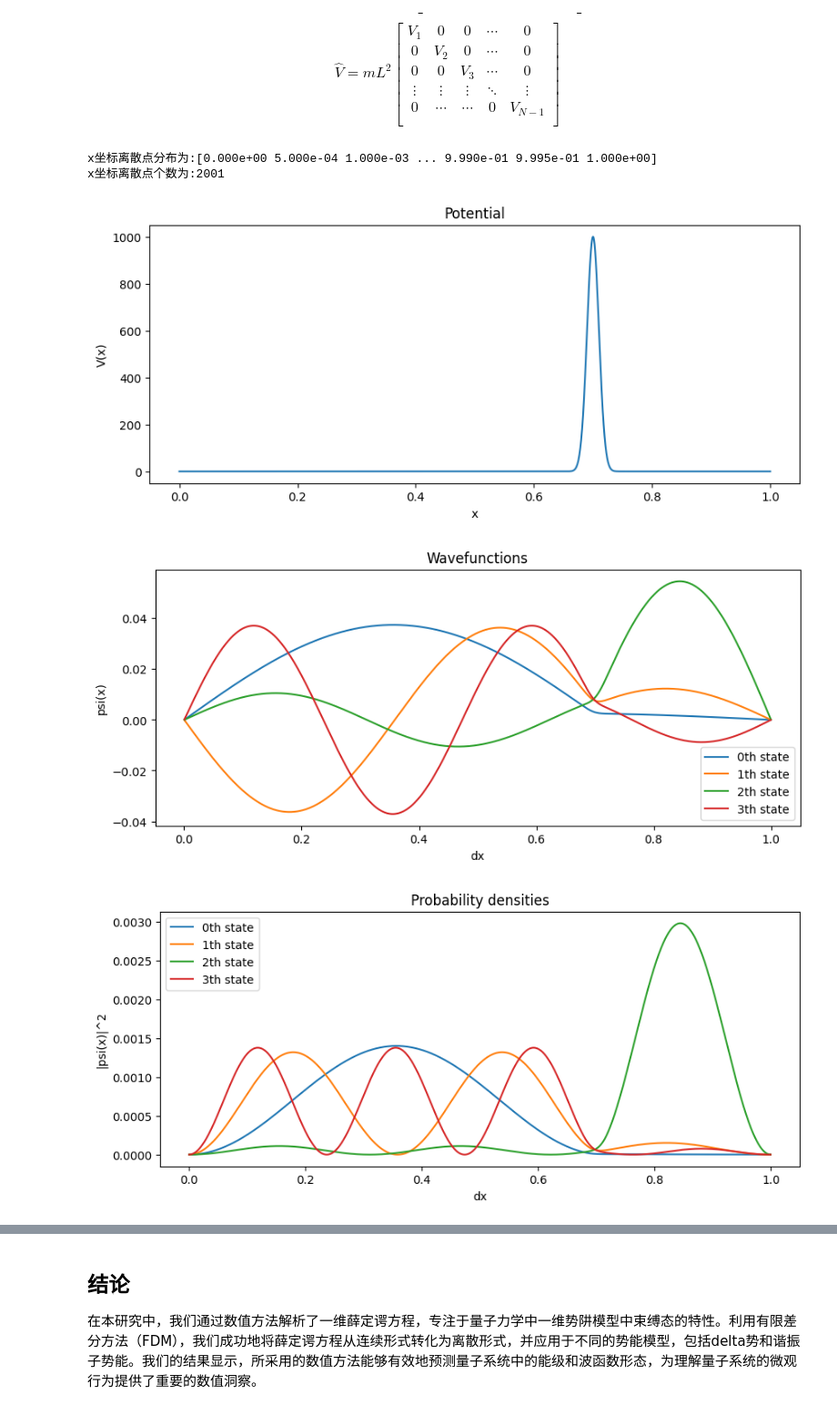
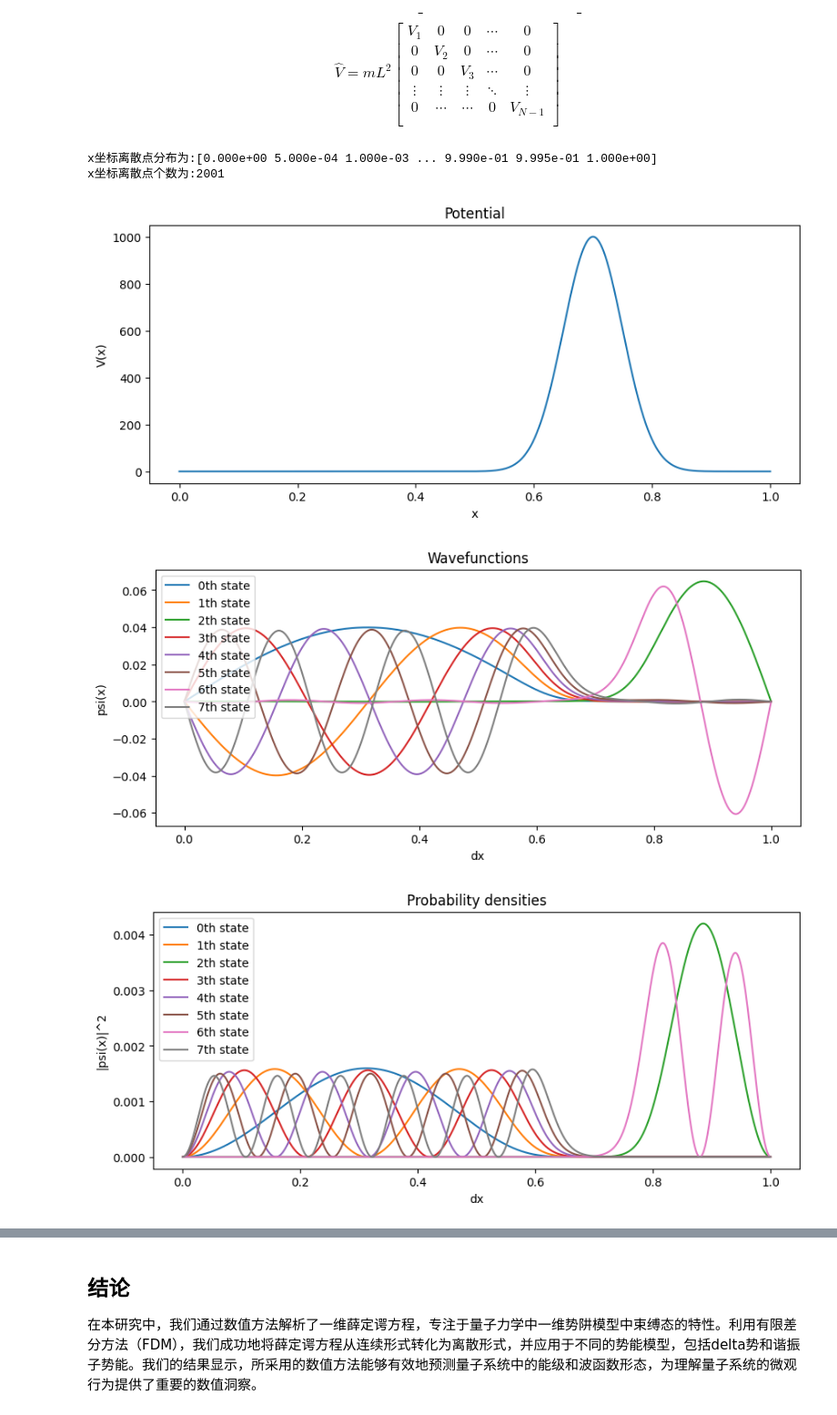
Before and after one commit to horizon14/Quantum, a Jupyter notebook: SchrodingerEquation1Dversion1.1.ipynb, the cells around one changed output, grey strips where cells are left out. Shown at 91% size. Saved outputs shown, nothing was run; the diff lists cells and outputs as text; code cells hidden in the pictures.

```diff
--- a/SchrodingerEquation1Dversion1.1.ipynb
+++ b/SchrodingerEquation1Dversion1.1.ipynb
@@ -111,7 +111,7 @@ def solve_and_plot(potential_func,N=2000,dx=1.0/2000):
 
      # 波函数图
     plt.figure(figsize=(10, 4))
-    for i in range(4):  # 绘制前四个态
+    for i in range(8):  # 绘制前四个态
         plt.plot(x[1:-1],v.T[i], label=f'{i}th state')
     plt.title('Wavefunctions')
     plt.xlabel('dx')
@@ -121,7 +121,7 @@ def solve_and_plot(potential_func,N=2000,dx=1.0/2000):
 
     # 概率密度图
     plt.figure(figsize=(10, 4))
-    for i in range(4):  # 绘制前四个态的概率密度
+    for i in range(8):  # 绘制前四个态的概率密度
         plt.plot(x[1:-1],v.T[i]**2, label=f'{i}th state')
     plt.title('Probability densities')
     plt.xlabel('dx')
@@ -158,12 +158,12 @@ def solve_and_plot(potential_func,N=2000,dx=1.0/2000):
 # %%
 # 高斯函数模拟Delta势阱
 def Gaussian_approximation(x):
-    return 1000*np.exp(-(x-0.7)**2/(2*0.01**2))
+    return 1000*np.exp(-(x-0.7)**2/(2*0.05**2))
 
 solve_and_plot(Gaussian_approximation)
 # %% [output]
 x坐标离散点分布为:[0.000e+00 5.000e-04 1.000e-03 ... 9.990e-01 9.995e-01 1.000e+00]
 x坐标离散点个数为:2001
-[figure, old version]
+[figure, new version]
-[figure, old version]
+[figure, new version]
-[figure, old version]
+[figure, new version]
```
Also changed, not shown: parts of 5 cells of this notebook.
